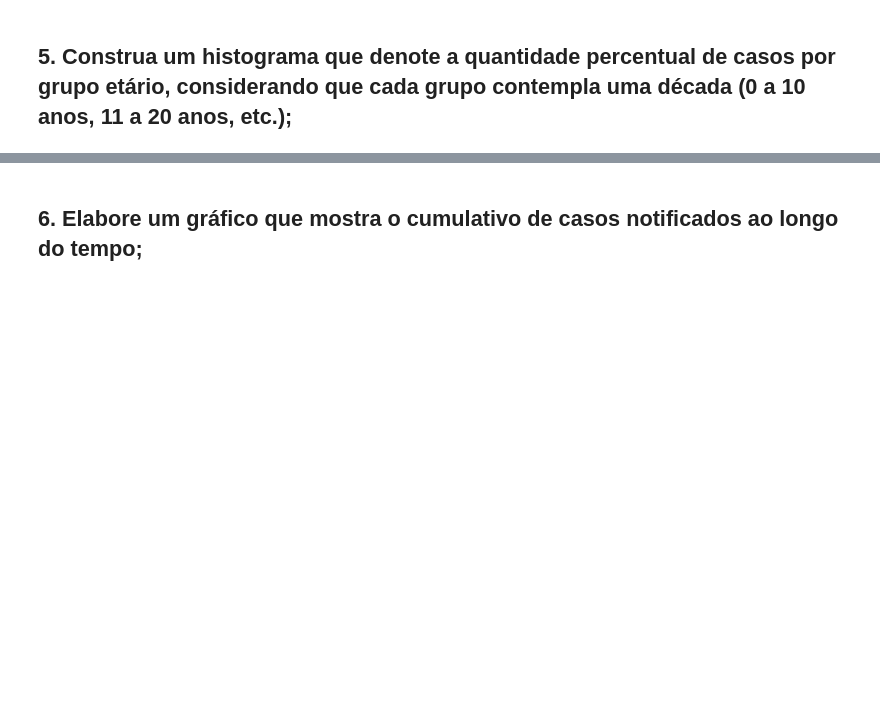
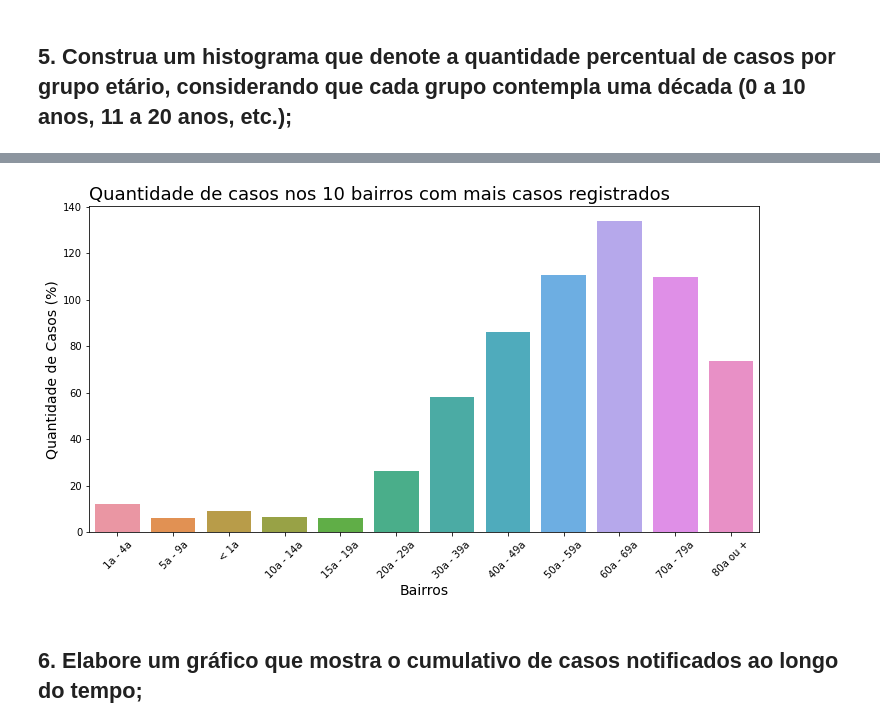
Before and after one commit to thiagos98/data-analysis-manaus, a Jupyter notebook: main.ipynb, the cells around one changed output, grey strips where cells are left out. Drawn from its saved outputs; the diff is of its cells as text; code cells hidden in the pictures; blank space fills up the shorter version.

```diff
--- a/main.ipynb
+++ b/main.ipynb
@@ -384,0 +342,2 @@ ValueError: Could not interpret input 'df_faixa.index'
+# %%
+df_faixa['_faixa_etaria'] = df_faixa.index
@@ -385,2 +361,12 @@ ValueError: Could not interpret input 'df_faixa.index'
+# %%
+ax = sns.barplot(data=df_faixa, x="_faixa_etaria", y="_idade")
+ax.figure.set_size_inches(12, 6)
+ax.set_title('Quantidade de casos nos 10 bairros com mais casos registrados', loc='left', fontsize=18)
+ax.set_xlabel('Bairros', fontsize = '14')
+ax.set_ylabel('Quantidade de Casos (%)', fontsize = '14')
+plt.xticks(rotation=45)
+ax = ax
+# %% [output]
+[figure, added]
 # %% [markdown]
 ## 6. Elabore um gráfico que mostra o cumulativo de casos notificados ao longo do tempo;
```
Also changed, not shown: parts of 33 cells of this notebook.
